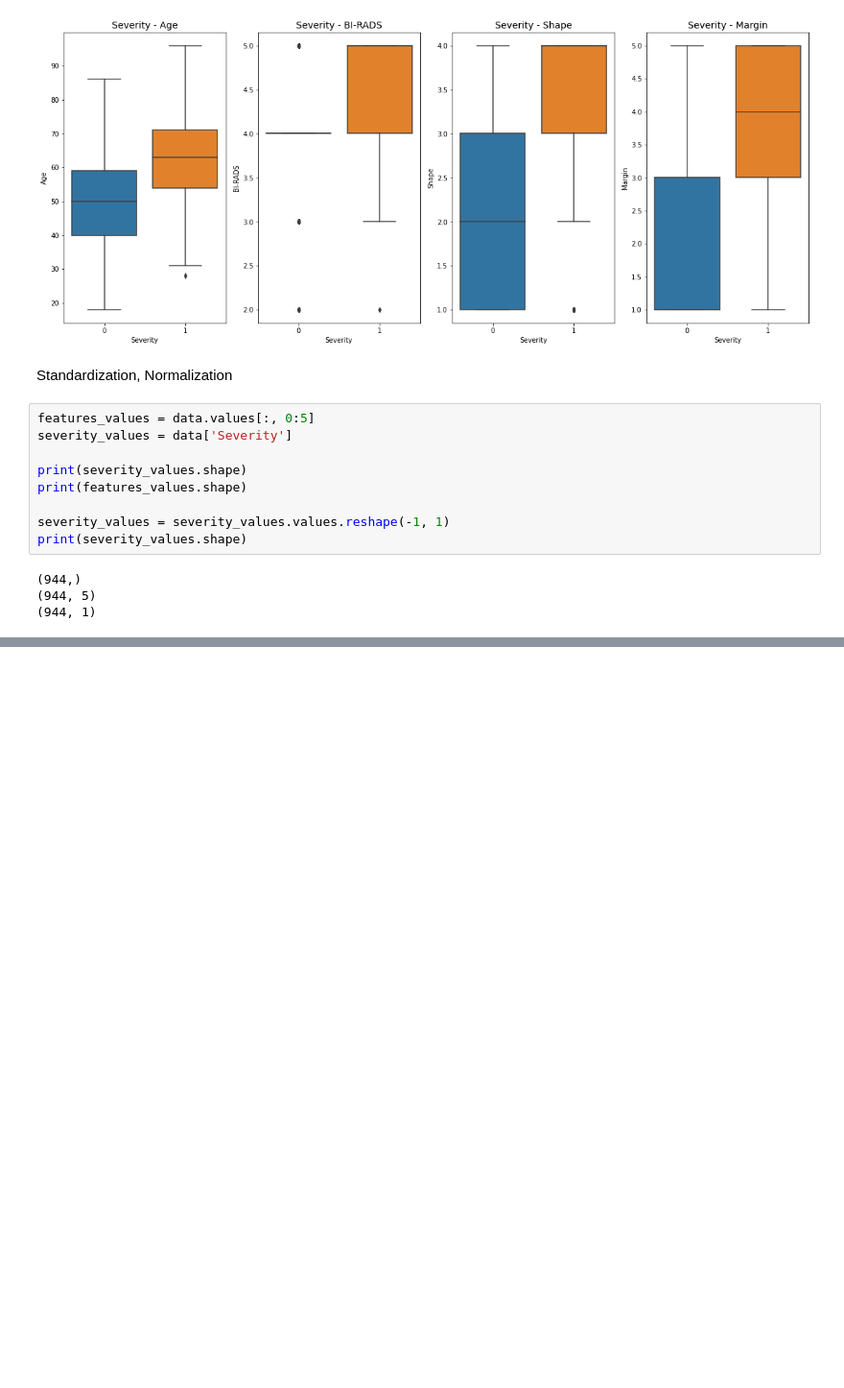
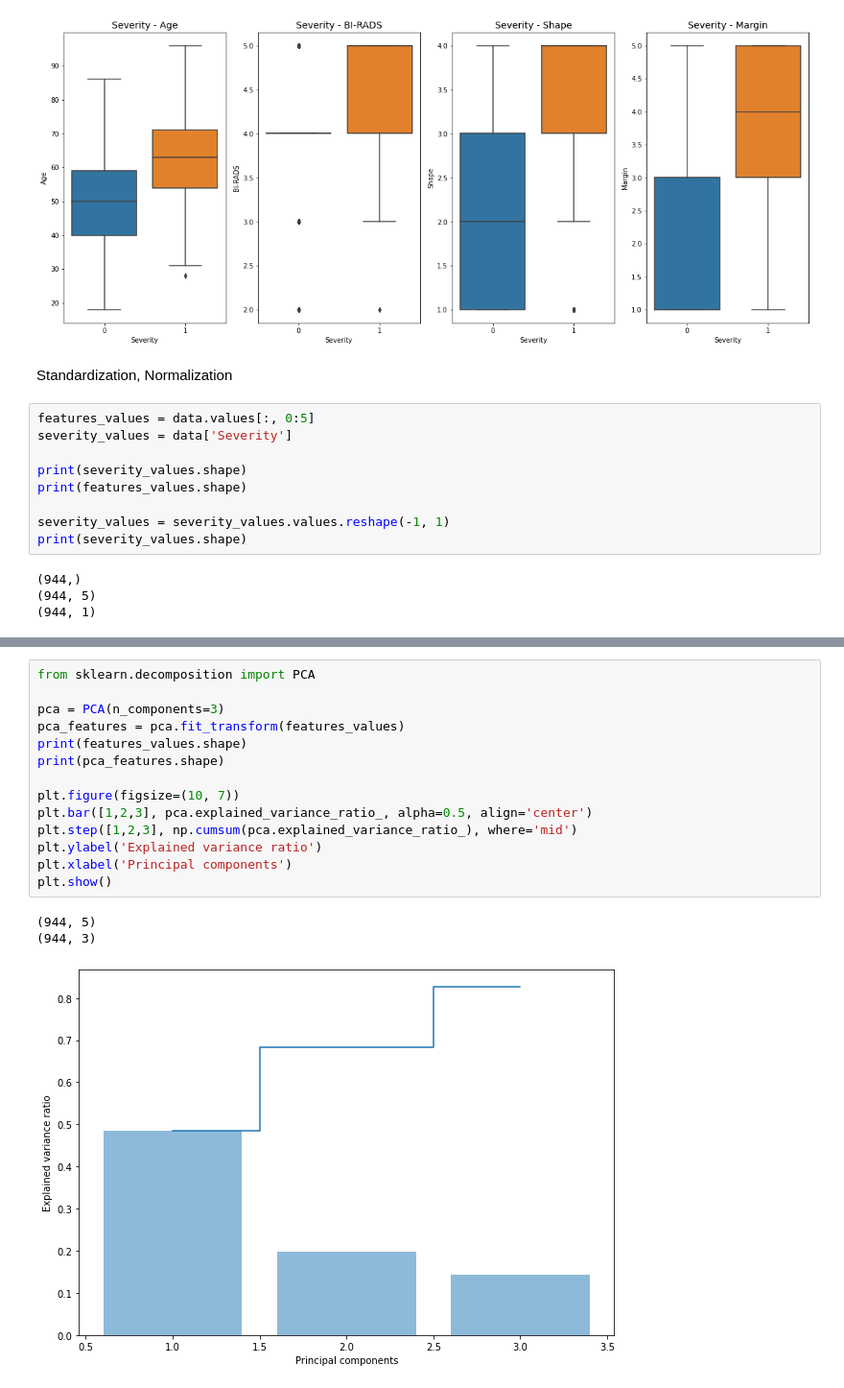
Before and after one commit to TheScorpoi/faa-mammographic, a Jupyter notebook: src/main.ipynb, the cells around one changed output, grey strips where cells are left out. Shown at 96% size. Saved outputs shown, nothing was run; the diff lists cells and outputs as text; blank space fills up the shorter version.

```diff
--- a/src/main.ipynb
+++ b/src/main.ipynb
@@ -150,0 +205,18 @@ array([[ 1.1479474 ,  0.80327507,  0.22915791,  1.44025222,  0.22871089],
+# %%
+from sklearn.decomposition import PCA
+
+pca = PCA(n_components=3)
+pca_features = pca.fit_transform(features_values)
+print(features_values.shape)
+print(pca_features.shape)
+
+plt.figure(figsize=(10, 7))
+plt.bar([1,2,3], pca.explained_variance_ratio_, alpha=0.5, align='center')
+plt.step([1,2,3], np.cumsum(pca.explained_variance_ratio_), where='mid')
+plt.ylabel('Explained variance ratio')
+plt.xlabel('Principal components')
+plt.show()
+# %% [output]
+(944, 5)
+(944, 3)
+[figure, added]
```
Also changed, not shown: parts of 9 cells of this notebook.
